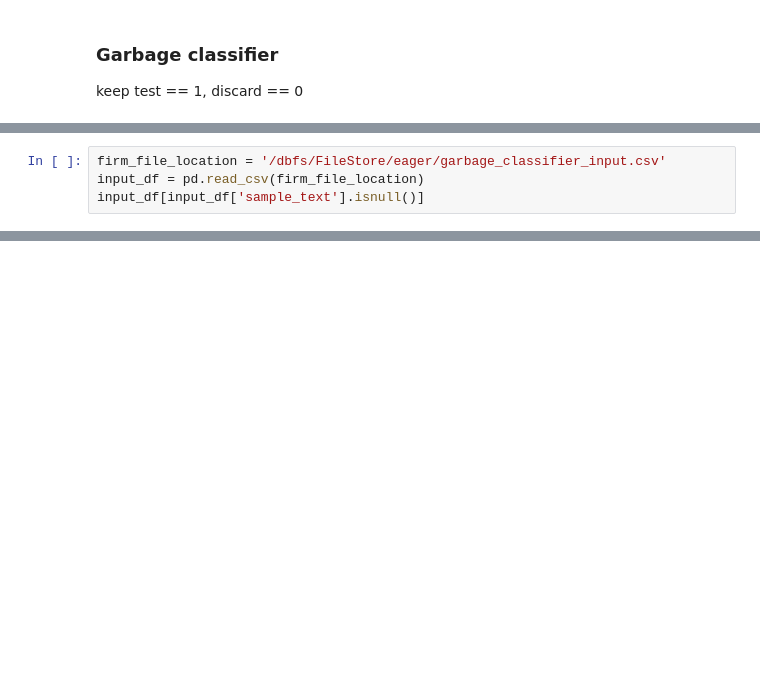
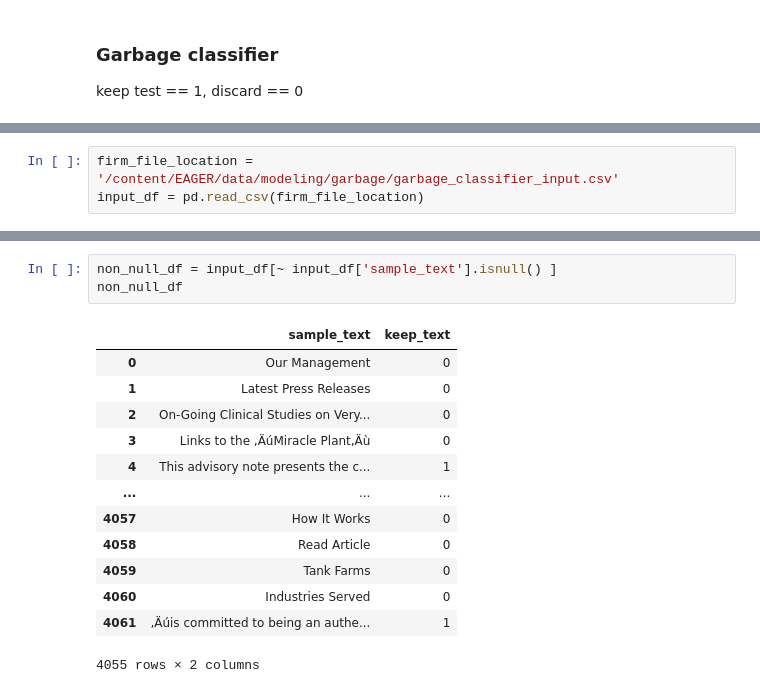
Before and after one commit to euphonic/EAGER, a Jupyter notebook: code/embeddings/text-classification-model-v1.ipynb, the cells around one changed output, grey strips where cells are left out. Cells and saved outputs as stored; diff of their text form; blank space fills up the shorter version.

```diff
--- a/code/embeddings/text-classification-model-v1.ipynb
+++ b/code/embeddings/text-classification-model-v1.ipynb
@@ -141,4 +168,3 @@ import pandas as pd
 # %%
-firm_file_location = '/dbfs/FileStore/eager/garbage_classifier_input.csv'
+firm_file_location = '/content/EAGER/data/modeling/garbage/garbage_classifier_input.csv'
 input_df = pd.read_csv(firm_file_location)
-input_df[input_df['sample_text'].isnull()]
@@ -148 +171,18 @@ input_df[input_df['sample_text'].isnull()]
+# %%
+non_null_df = input_df[~ input_df['sample_text'].isnull() ]
+non_null_df
+# %% [output]
+|  | sample_text | keep_text |
+| 0 | Our Management | 0 |
+| 1 | Latest Press Releases | 0 |
+| 2 | On-Going Clinical Studies on Very... | 0 |
+| 3 | Links to the ‚ÄúMiracle Plant‚Äù | 0 |
+| 4 | This advisory note presents the c... | 1 |
+| ... | ... | ... |
+| 4057 | How It Works | 0 |
+| 4058 | Read Article | 0 |
+| 4059 | Tank Farms | 0 |
+| 4060 | Industries Served | 0 |
+| 4061 | ‚Äúis committed to being an authe... | 1 |
+4055 rows × 2 columns
 # %%
```
Also changed, not shown: parts of 23 cells of this notebook.
